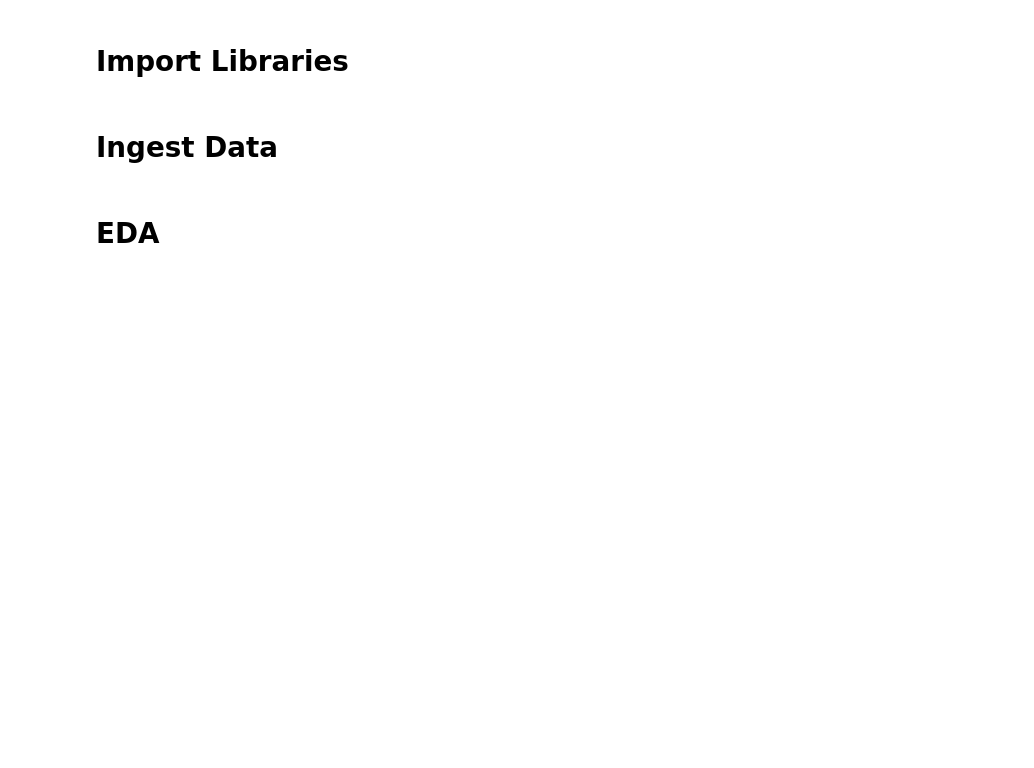
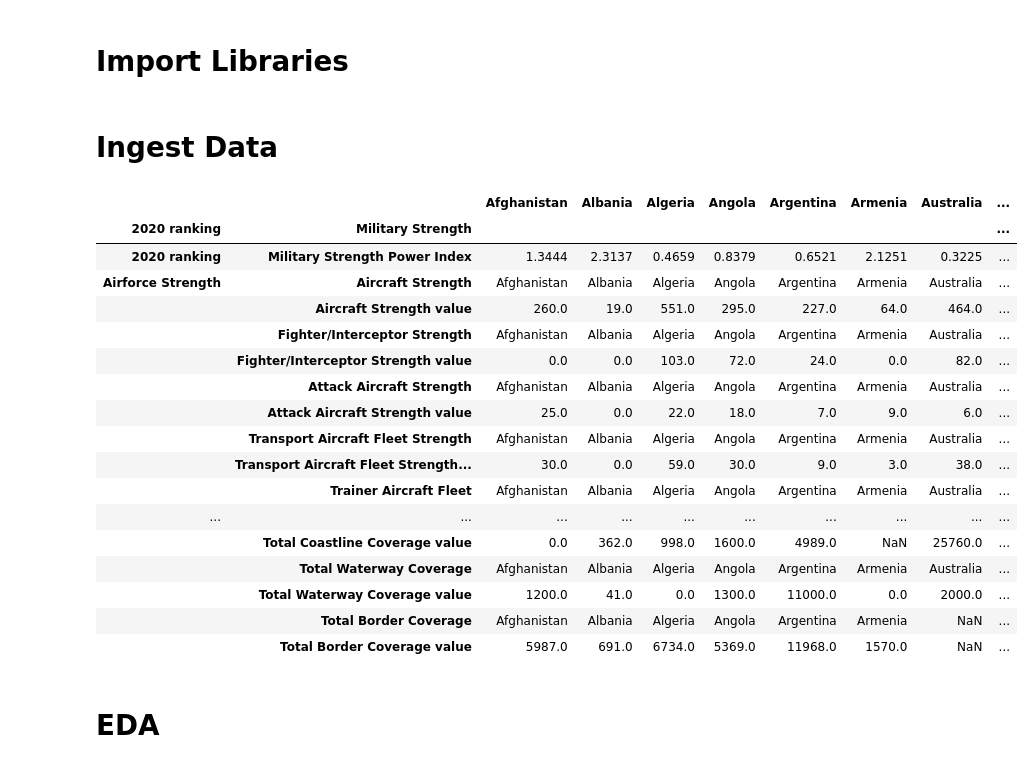
Before and after one commit to StephenKinggg/Data_Science_Course_Repo, a Jupyter notebook: 1. Projects_Assignment/24. ML_Assignment_4(military_power-blank).ipynb, the cells around one changed output. Drawn from its saved outputs; the diff is of its cells as text; code cells hidden in the pictures; blank space fills up the shorter version.

```diff
--- a/1. Projects_Assignment/24. ML_Assignment_4(military_power-blank).ipynb
+++ b/1. Projects_Assignment/24. ML_Assignment_4(military_power-blank).ipynb
@@ -6,8 +6,45 @@ Source : globalfirepower.com on 1st may 2020
 - https://data.world/vizzup/world-military-power/workspace/file?filename=World+military+power.xlsx
 # %% [markdown]
 # Import Libraries
+# %%
+import pandas as pd
+import numpy as np
+import matplotlib.pyplot as plt
+import seaborn as sns
+from sklearn.preprocessing import StandardScaler
+plt.rcParams["figure.figsize"] = (10,6)
+import warnings
+warnings.filterwarnings('ignore')
+#pd.set_option('display.max_rows', 500)
+
+pd.set_option('display.max_rows', 1000)
+pd.set_option('display.max_columns', 1000)
+pd.set_option('display.width', 1000)
 # %% [markdown]
 # Ingest Data
+# %%
+df0 = pd.read_excel("World military power.xlsx",  header=[0,1], index_col=[0])
+
+df0.T
+# %% [output]
+|  |  | Afghanistan | Albania | Algeria | Angola | Argentina | Armenia | Australia | ... |
+| 2020 ranking | Military Strength |  |  |  |  |  |  |  | ... |
+| 2020 ranking | Military Strength Power Index | 1.3444 | 2.3137 | 0.4659 | 0.8379 | 0.6521 | 2.1251 | 0.3225 | ... |
+| Airforce Strength | Aircraft Strength | Afghanistan | Albania | Algeria | Angola | Argentina | Armenia | Australia | ... |
+|  | Aircraft Strength value | 260.0 | 19.0 | 551.0 | 295.0 | 227.0 | 64.0 | 464.0 | ... |
+|  | Fighter/Interceptor Strength | Afghanistan | Albania | Algeria | Angola | Argentina | Armenia | Australia | ... |
+|  | Fighter/Interceptor Strength value | 0.0 | 0.0 | 103.0 | 72.0 | 24.0 | 0.0 | 82.0 | ... |
+|  | Attack Aircraft Strength | Afghanistan | Albania | Algeria | Angola | Argentina | Armenia | Australia | ... |
+|  | Attack Aircraft Strength value | 25.0 | 0.0 | 22.0 | 18.0 | 7.0 | 9.0 | 6.0 | ... |
+|  | Transport Aircraft Fleet Strength | Afghanistan | Albania | Algeria | Angola | Argentina | Armenia | Australia | ... |
+|  | Transport Aircraft Fleet Strength... | 30.0 | 0.0 | 59.0 | 30.0 | 9.0 | 3.0 | 38.0 | ... |
+|  | Trainer Aircraft Fleet | Afghanistan | Albania | Algeria | Angola | Argentina | Armenia | Australia | ... |
+| ... | ... | ... | ... | ... | ... | ... | ... | ... | ... |
+|  | Total Coastline Coverage value | 0.0 | 362.0 | 998.0 | 1600.0 | 4989.0 | NaN | 25760.0 | ... |
+|  | Total Waterway Coverage | Afghanistan | Albania | Algeria | Angola | Argentina | Armenia | Australia | ... |
+|  | Total Waterway Coverage value | 1200.0 | 41.0 | 0.0 | 1300.0 | 11000.0 | 0.0 | 2000.0 | ... |
+|  | Total Border Coverage | Afghanistan | Albania | Algeria | Angola | Argentina | Armenia | NaN | ... |
+|  | Total Border Coverage value | 5987.0 | 691.0 | 6734.0 | 5369.0 | 11968.0 | 1570.0 | NaN | ... |
 # %% [markdown]
 # EDA
 # %% [markdown]
```
Also changed, not shown: parts of 82 cells of this notebook, 3 other files.
